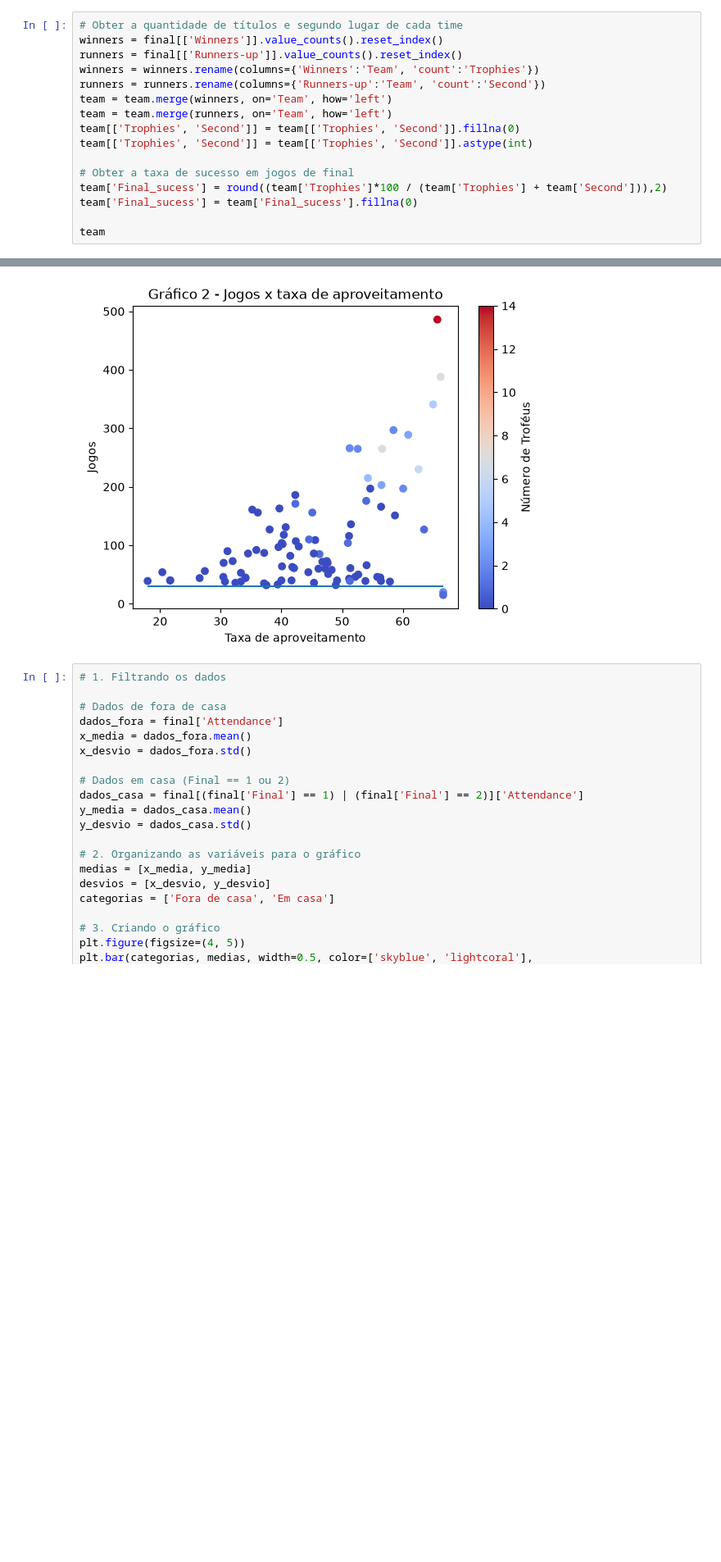
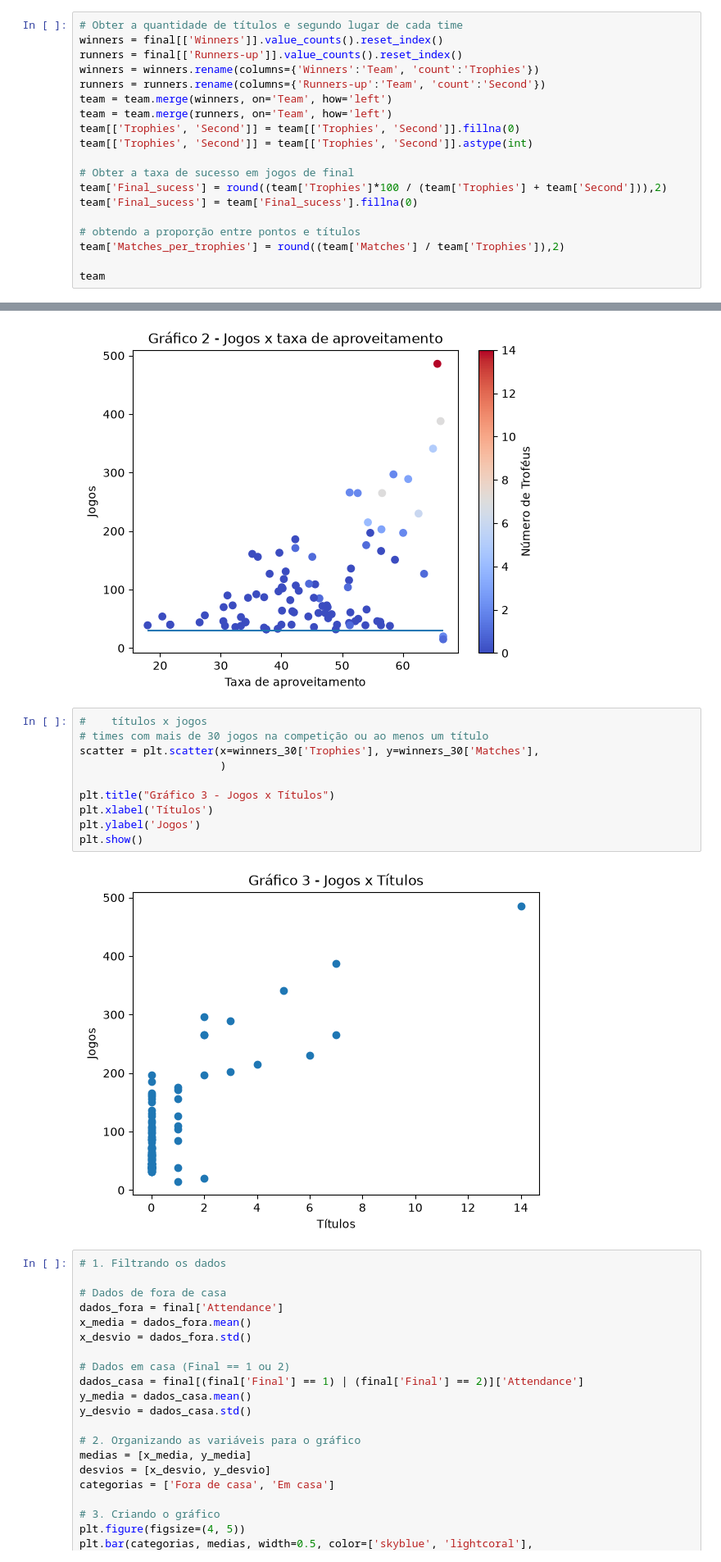
Before and after one commit to dutakeuchi/Champions_league, a Jupyter notebook: Champions.ipynb, the cells around one changed output, grey strips where cells are left out. Shown at 82% size. Saved outputs shown, nothing was run; the diff lists cells and outputs as text; blank space fills up the shorter version.

Commit message:
Atualização de gráficos e da análise

```diff
--- a/Champions.ipynb
+++ b/Champions.ipynb
@@ -244,6 +244,9 @@ team[['Trophies', 'Second']] = team[['Trophies', 'Second']].astype(int)
 team['Final_sucess'] = round((team['Trophies']*100 / (team['Trophies'] + team['Second'])),2)
 team['Final_sucess'] = team['Final_sucess'].fillna(0)
 
+# obtendo a proporção entre pontos e títulos
+team['Matches_per_trophies'] = round((team['Matches'] / team['Trophies']),2)
+
 team
 # %% [output]
 |  | Ranking | Team | Matches | Win | Draw | Loss | Dif_goals | Points | Sucess_rate | Trophies | ... |
@@ -334,6 +337,18 @@ plt.hlines(y=30, xmin=winners_30['Sucess_rate'].min(), xmax=winners_30['Sucess_r
 plt.show()
 # %% [output]
 [figure]
+# %%
+#    títulos x jogos
+# times com mais de 30 jogos na competição ou ao menos um título
+scatter = plt.scatter(x=winners_30['Trophies'], y=winners_30['Matches'],
+                      )
+
+plt.title("Gráfico 3 - Jogos x Títulos")
+plt.xlabel('Títulos')
+plt.ylabel('Jogos')
+plt.show()
+# %% [output]
+[figure, added]
 # %%
 # 1. Filtrando os dados
 
```
Also changed, not shown: parts of 6 cells of this notebook, 4 other files.
